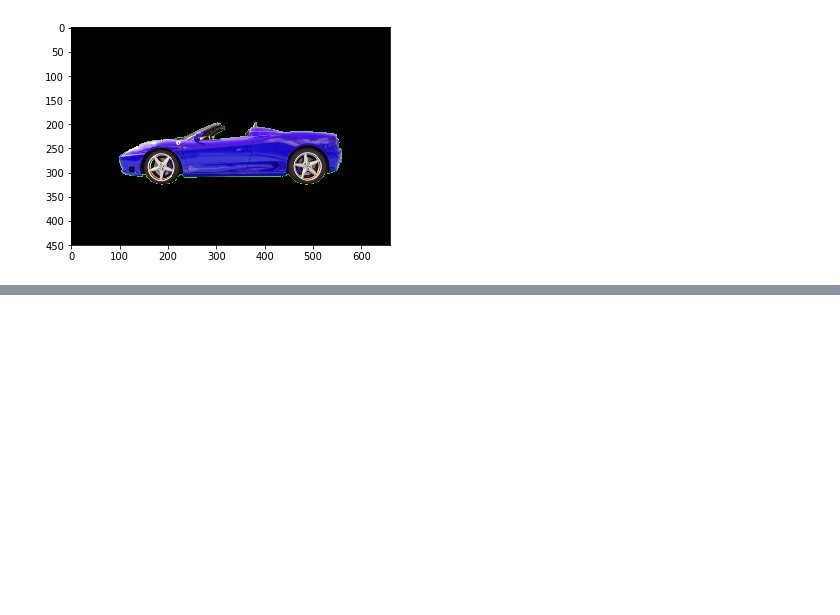
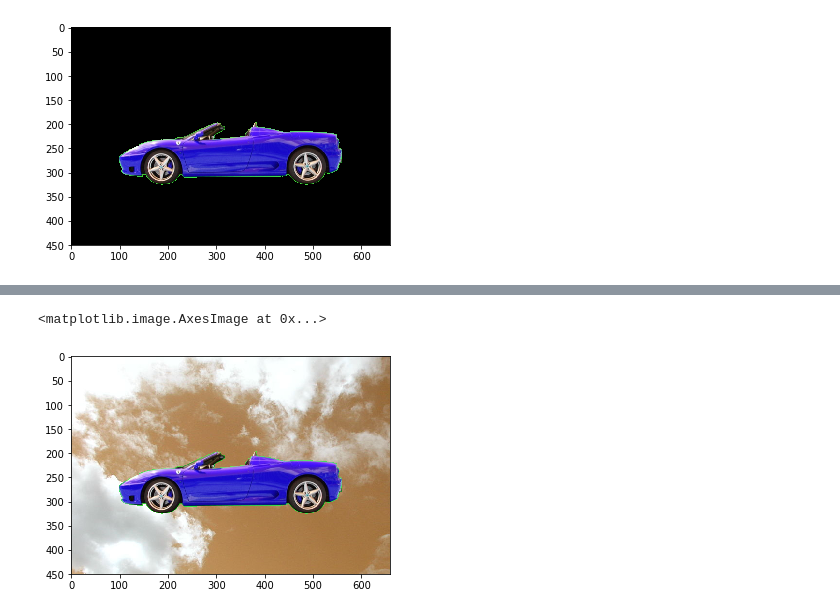
Before and after one commit to AhmdNassar/computer-vision-ND, a Jupyter notebook: Green screen.ipynb, the cells around one changed output, grey strips where cells are left out. Cells and saved outputs as stored; diff of their text form; code cells hidden in the pictures; blank space fills up the shorter version.

```diff
--- a/Green screen.ipynb
+++ b/Green screen.ipynb
@@ -49,0 +49,6 @@ TypeError: 'function' object is not subscriptable
+# %%
+final = backGround_croped + masked_img
+plt.imshow(final)
+# %% [output]
+<matplotlib.image.AxesImage at 0x...>
+[figure, added]
```
Also changed, not shown: parts of 1 cell of this notebook.
